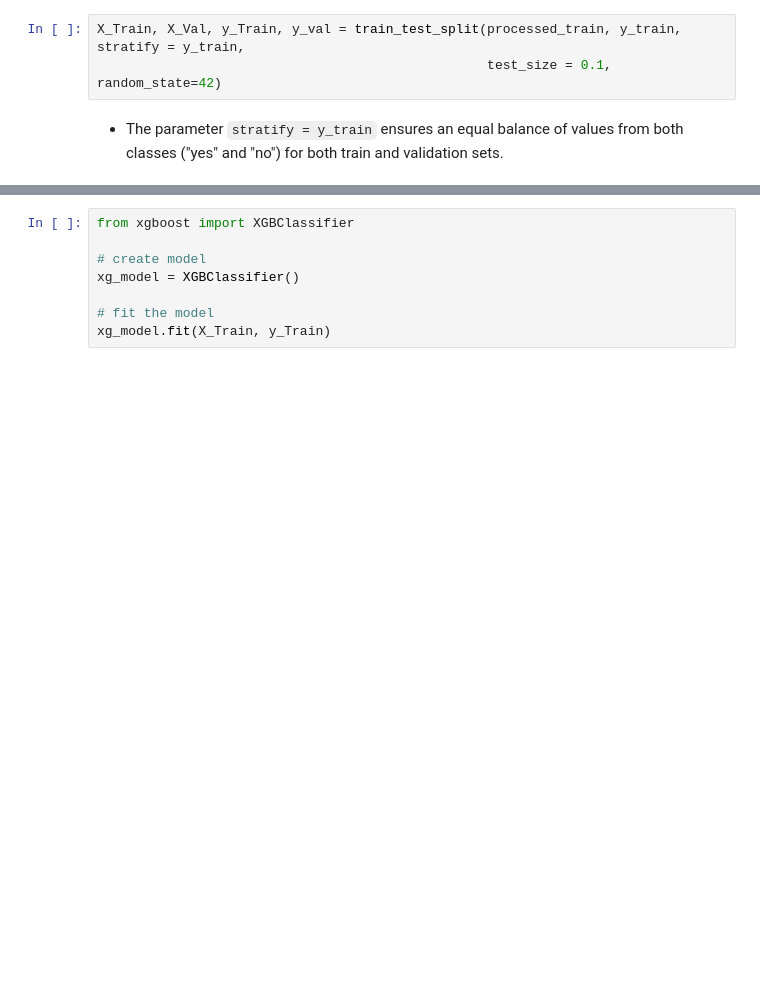
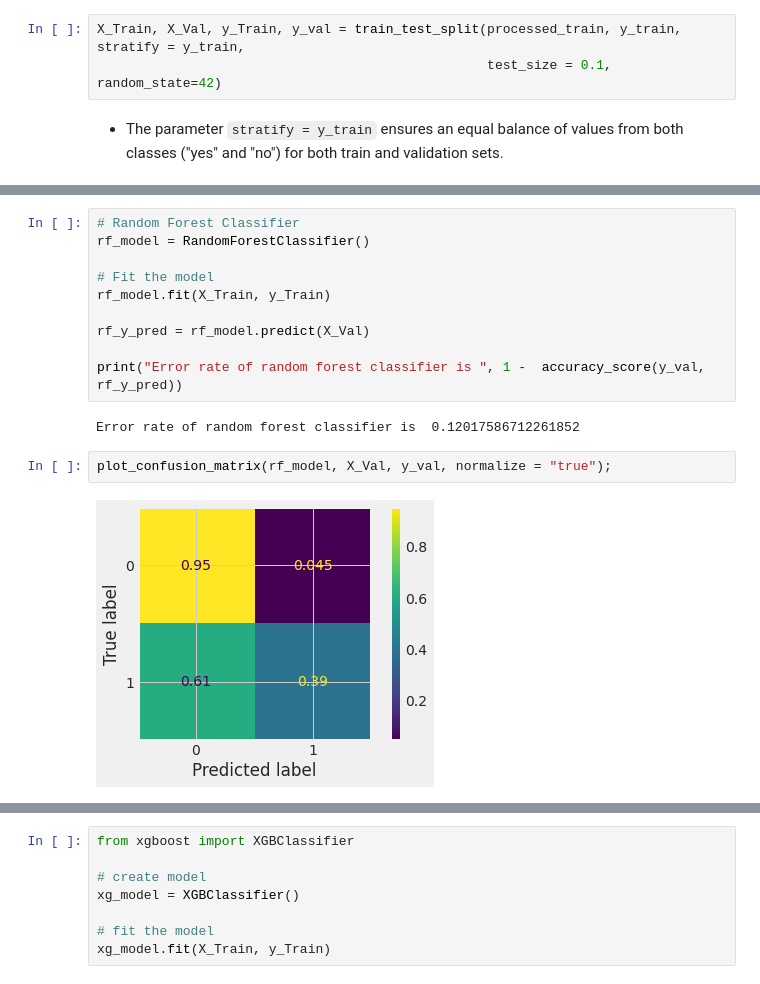
Before and after one commit to ashioyajotham/Zindi-Solutions, a Jupyter notebook: financial-inclusion-in-africa.ipynb, the cells around one changed output, grey strips where cells are left out. Drawn from its saved outputs; the diff is of its cells as text; blank space fills up the shorter version.

```diff
--- a/financial-inclusion-in-africa.ipynb
+++ b/financial-inclusion-in-africa.ipynb
@@ -441,0 +460,16 @@ X_Train, X_Val, y_Train, y_val = train_test_split(processed_train, y_train, stra
+# %%
+# Random Forest Classifier
+rf_model = RandomForestClassifier()
+
+# Fit the model
+rf_model.fit(X_Train, y_Train)
+
+rf_y_pred = rf_model.predict(X_Val)
+
+print("Error rate of random forest classifier is ", 1 -  accuracy_score(y_val, rf_y_pred))
+# %% [output]
+Error rate of random forest classifier is  0.12017586712261852
+# %%
+plot_confusion_matrix(rf_model, X_Val, y_val, normalize = "true");
+# %% [output]
+[figure, added]
```
Also changed, not shown: parts of 16 cells of this notebook.
